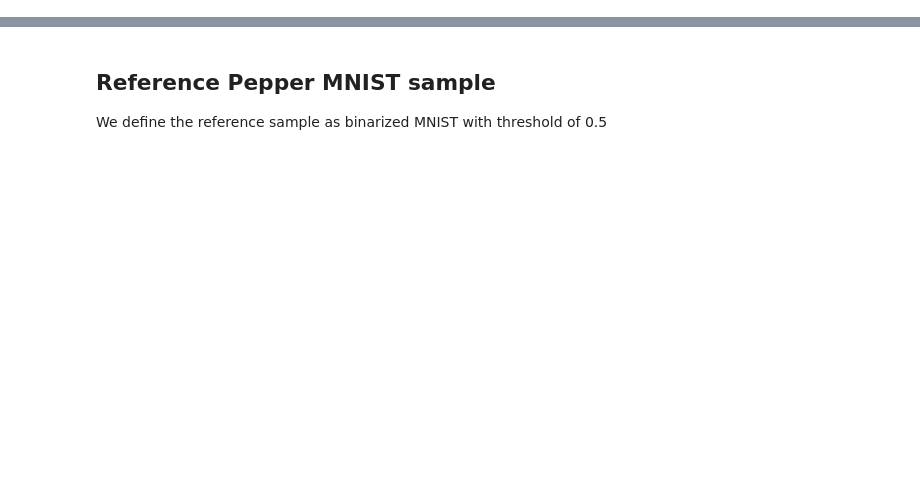
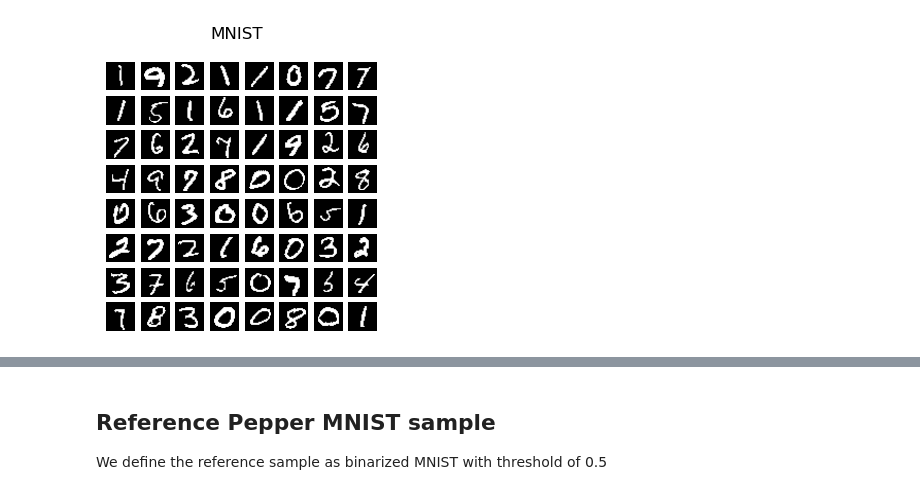
Before and after one commit to dfaroughy/FID-MNIST, a Jupyter notebook: FID_MNIST.ipynb, the cells around one changed output, grey strips where cells are left out. Saved outputs shown, nothing was run; the diff lists cells and outputs as text; code cells hidden in the pictures; blank space fills up the shorter version.

```diff
--- a/FID_MNIST.ipynb
+++ b/FID_MNIST.ipynb
@@ -4,0 +7,23 @@ from utils import plot_images
+# %%
+dataname = 'MNIST'
+train_dataset = load_nist_data(dataset=dataname, binary_threshold=0.5, train=True)
+test_dataset = load_nist_data(dataset=dataname, binary_threshold=0.5, train=False)
+
+train_dataloader = DataLoader(train_dataset , batch_size=64, shuffle=True)
+test_dataloader = DataLoader(test_dataset , batch_size=64, shuffle=False)
+images, _ = next(iter(train_dataloader))
+
+plot_images(images, dataname, figsize=(3.5, 3.5))
+
+#...train classifier
+
+model = LeNet5(num_classes=10)
+train_classifier(model,
+                 train_dataloader,
+                 test_dataloader,
+                 accuracy_goal=98.5,
+                 save_as='model_{}_LeNet5.pth'.format('_'.join(dataname.split(' '))),
+                 epochs=100,
+                 lr=0.001)
+# %% [output]
+[figure, added]
```
Also changed, not shown: parts of 22 cells of this notebook, 5 other files.
